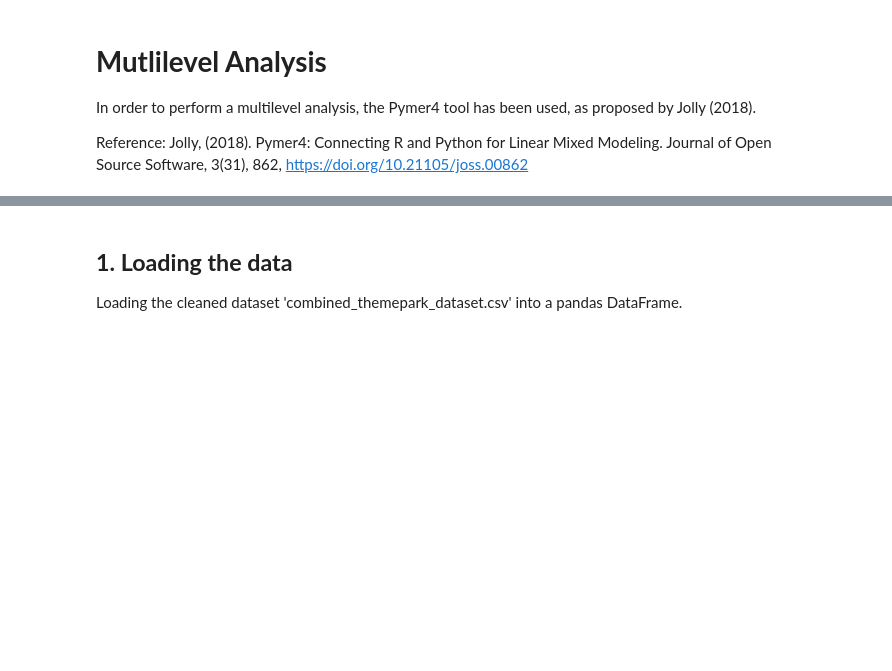
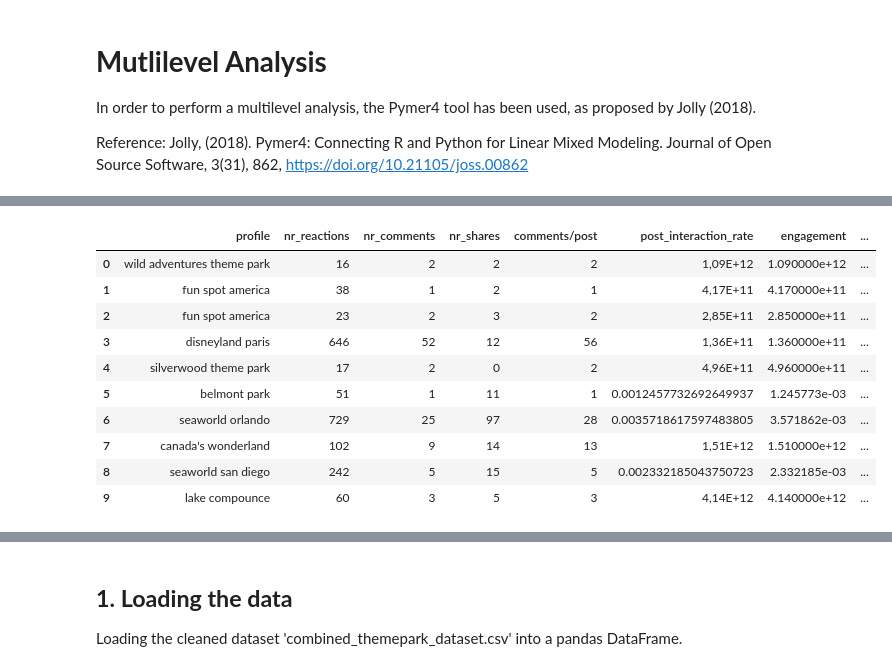
Before and after one commit to crlhbs/Group1_MarketingStrategy, a Jupyter notebook: Multi-level_Analysis.ipynb, the cells around one changed output, grey strips where cells are left out. Cells and saved outputs as stored; diff of their text form; code cells hidden in the pictures; blank space fills up the shorter version.

```diff
--- a/Multi-level_Analysis.ipynb
+++ b/Multi-level_Analysis.ipynb
@@ -20,0 +122,5 @@ from pymer4.utils import get_resource_path
+# %%
+#importing the 4 csv files
+H2_data = pd.read_csv('https://raw.githubusercontent.com/crlhbs/Group1_MarketingStrategy/main/02_new%20dataframes/H2_dataframe.csv')
+
+H2_data.head(2)
@@ -20,0 +131,5 @@ from pymer4.utils import get_resource_path
+# %%
+#importing the 4 csv files
+H4_data = pd.read_csv('https://raw.githubusercontent.com/crlhbs/Group1_MarketingStrategy/main/02_new%20dataframes/H4_dataframe.csv')
+
+H4_data.head(2)
@@ -20,0 +140,19 @@ from pymer4.utils import get_resource_path
+# %%
+#merging the 2 csv files into 1 single table
+
+#concatenate the DataFrames along the rows
+new_df = pd.concat([H2_data, H4_data], ignore_index=True)
+#to verify the combined DataFrame
+new_df.head(10)
+# %% [output]
+|  | profile | nr_reactions | nr_comments | nr_shares | comments/post | post_interaction_rate | engagement | ... |
+| 0 | wild adventures theme park | 16 | 2 | 2 | 2 | 1,09E+12 | 1.090000e+12 | ... |
+| 1 | fun spot america | 38 | 1 | 2 | 1 | 4,17E+11 | 4.170000e+11 | ... |
+| 2 | fun spot america | 23 | 2 | 3 | 2 | 2,85E+11 | 2.850000e+11 | ... |
+| 3 | disneyland paris | 646 | 52 | 12 | 56 | 1,36E+11 | 1.360000e+11 | ... |
+| 4 | silverwood theme park | 17 | 2 | 0 | 2 | 4,96E+11 | 4.960000e+11 | ... |
+| 5 | belmont park | 51 | 1 | 11 | 1 | 0.0012457732692649937 | 1.245773e-03 | ... |
+| 6 | seaworld orlando | 729 | 25 | 97 | 28 | 0.0035718617597483805 | 3.571862e-03 | ... |
+| 7 | canada's wonderland | 102 | 9 | 14 | 13 | 1,51E+12 | 1.510000e+12 | ... |
+| 8 | seaworld san diego | 242 | 5 | 15 | 5 | 0.002332185043750723 | 2.332185e-03 | ... |
+| 9 | lake compounce | 60 | 3 | 5 | 3 | 4,14E+12 | 4.140000e+12 | ... |
```
Also changed, not shown: parts of 13 cells of this notebook.
